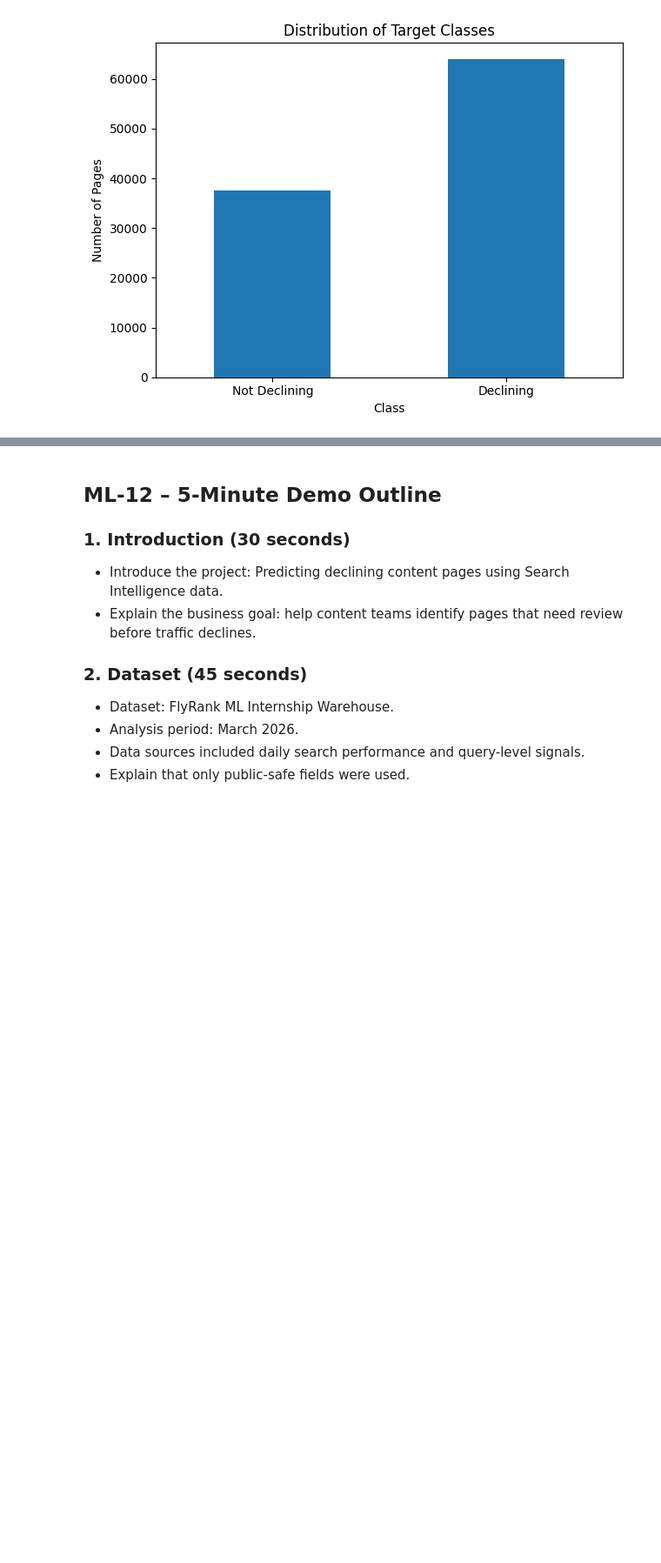
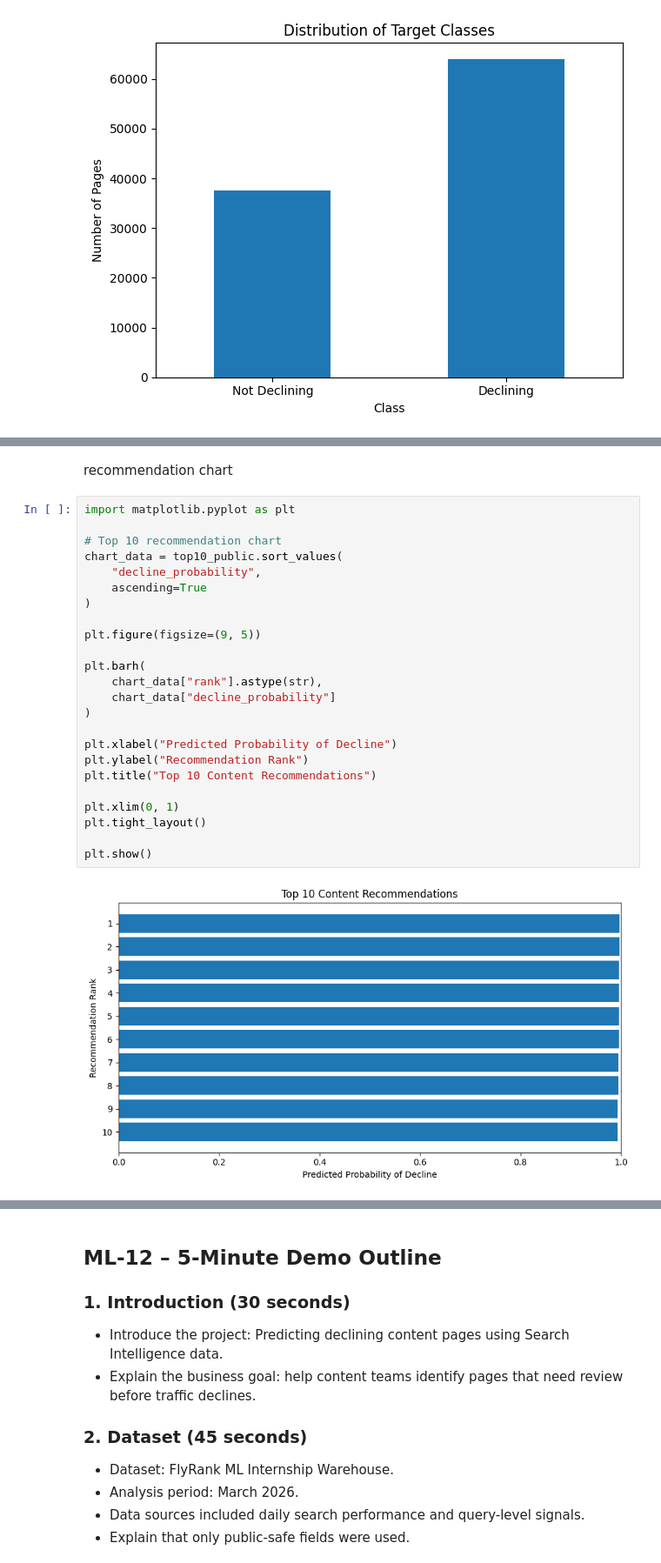
Before and after one commit to mirabdulbaqi/flyrank-ml-internship, a Jupyter notebook: work/notebooks/capstone.ipynb, the cells around one changed output, grey strips where cells are left out. Shown at 87% size. Saved outputs shown, nothing was run; the diff lists cells and outputs as text; blank space fills up the shorter version.

```diff
--- a/work/notebooks/capstone.ipynb
+++ b/work/notebooks/capstone.ipynb
@@ -833,0 +934,28 @@ plt.show()
+# %% [markdown]
+recommendation chart
+# %%
+import matplotlib.pyplot as plt
+
+# Top 10 recommendation chart
+chart_data = top10_public.sort_values(
+    "decline_probability",
+    ascending=True
+)
+
+plt.figure(figsize=(9, 5))
+
+plt.barh(
+    chart_data["rank"].astype(str),
+    chart_data["decline_probability"]
+)
+
+plt.xlabel("Predicted Probability of Decline")
+plt.ylabel("Recommendation Rank")
+plt.title("Top 10 Content Recommendations")
+
+plt.xlim(0, 1)
+plt.tight_layout()
+
+plt.show()
+# %% [output]
+[figure, added]
```
Also changed, not shown: parts of 9 cells of this notebook.
